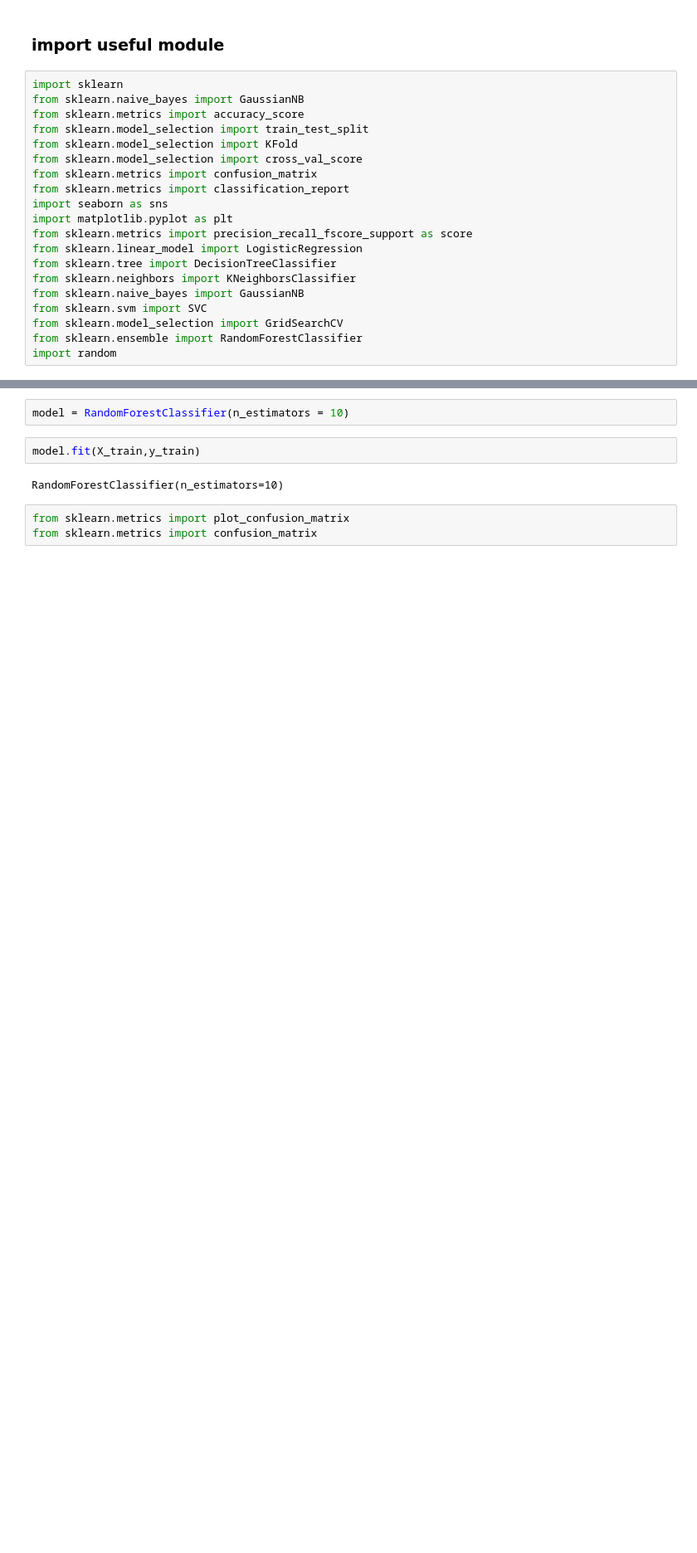
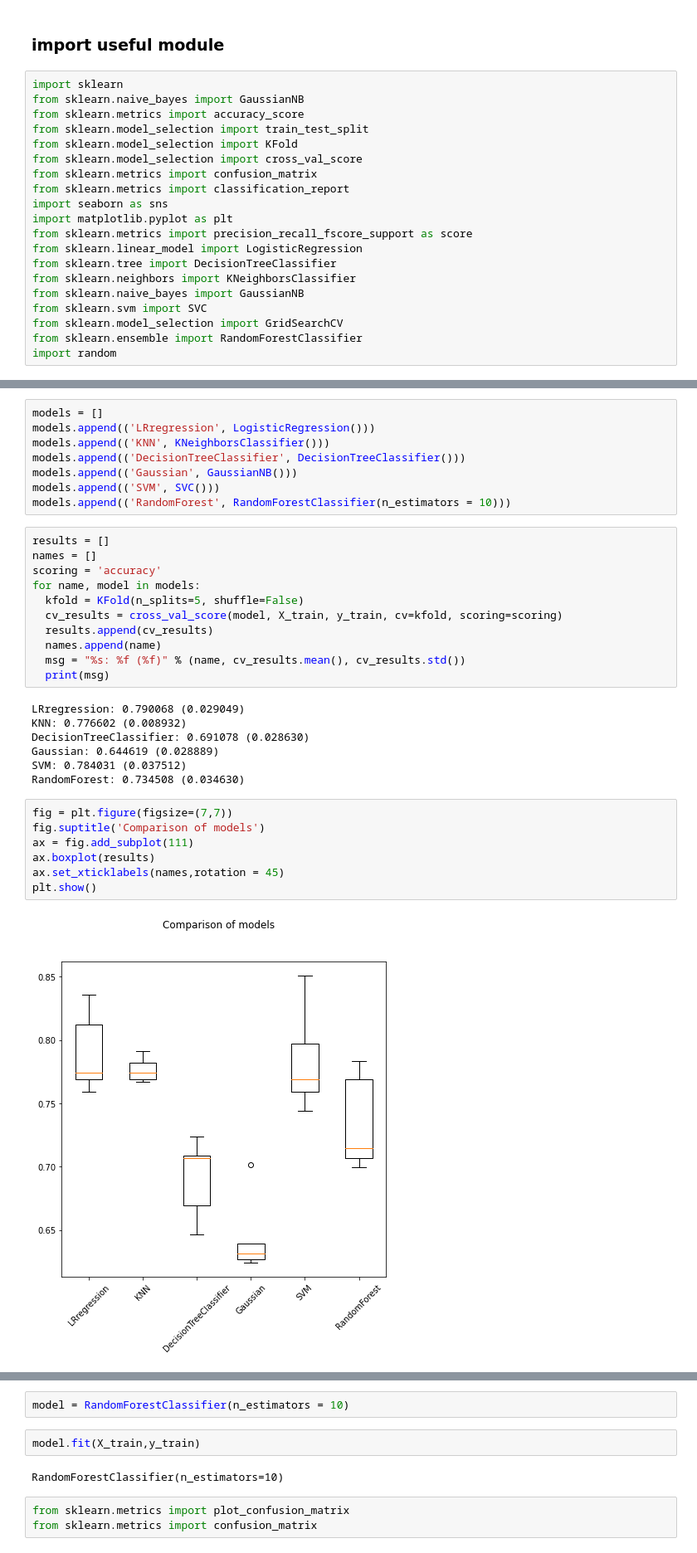
Before and after one commit to hugomtr/FakeNewsDetection, a Jupyter notebook: FakeNewsPreprocessingwithTFIDF.ipynb, the cells around one changed output, grey strips where cells are left out. Shown at 83% size. Drawn from its saved outputs; the diff is of its cells as text; blank space fills up the shorter version.

Commit message:
preprocessing + adding Logistic Reg + Naives Bayes approaches

```diff
--- a/FakeNewsPreprocessingwithTFIDF.ipynb
+++ b/FakeNewsPreprocessingwithTFIDF.ipynb
@@ -357,0 +447,35 @@ X_test,y_test = array_test,df_test["truthRating"]
+# %%
+models = []
+models.append(('LRregression', LogisticRegression()))
+models.append(('KNN', KNeighborsClassifier()))
+models.append(('DecisionTreeClassifier', DecisionTreeClassifier()))
+models.append(('Gaussian', GaussianNB()))
+models.append(('SVM', SVC()))
+models.append(('RandomForest', RandomForestClassifier(n_estimators = 10)))
+# %%
+results = []
+names = []
+scoring = 'accuracy'
+for name, model in models:
+  kfold = KFold(n_splits=5, shuffle=False)
+  cv_results = cross_val_score(model, X_train, y_train, cv=kfold, scoring=scoring)
+  results.append(cv_results)
+  names.append(name)
+  msg = "%s: %f (%f)" % (name, cv_results.mean(), cv_results.std())
+  print(msg)
+# %% [output]
+LRregression: 0.790068 (0.029049)
+KNN: 0.776602 (0.008932)
+DecisionTreeClassifier: 0.691078 (0.028630)
+Gaussian: 0.644619 (0.028889)
+SVM: 0.784031 (0.037512)
+RandomForest: 0.734508 (0.034630)
+# %%
+fig = plt.figure(figsize=(7,7))
+fig.suptitle('Comparison of models')
+ax = fig.add_subplot(111)
+ax.boxplot(results)
+ax.set_xticklabels(names,rotation = 45)
+plt.show()
+# %% [output]
+[figure, added]
```
Also changed, not shown: parts of 41 cells of this notebook, 4 other files.
